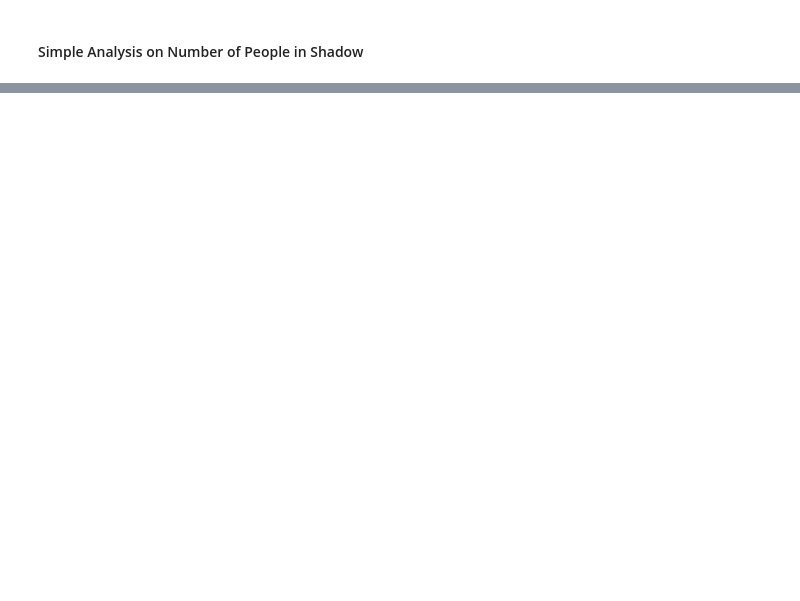
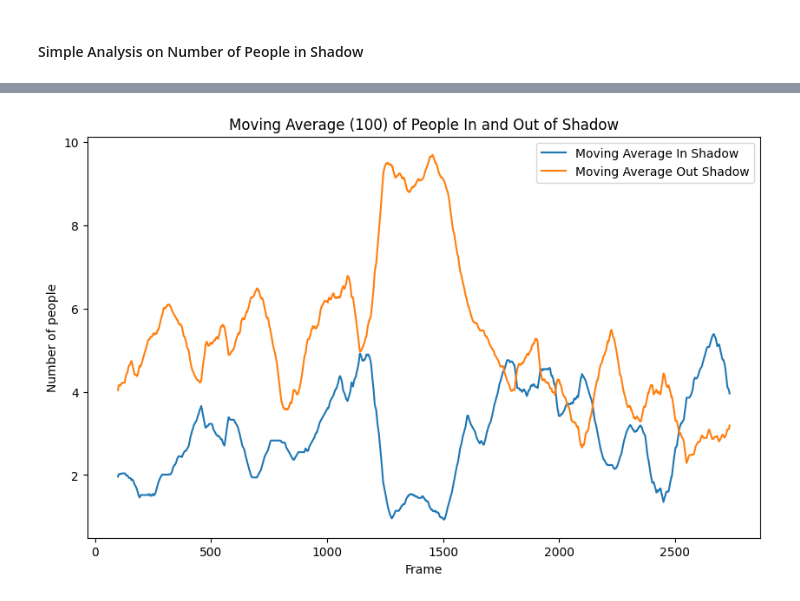
Before and after one commit to wendycao411/Pedestrian_Tracking, a Jupyter notebook: Pedestrian_Tracking.ipynb, the cells around one changed output, grey strips where cells are left out. Cells and saved outputs as stored; diff of their text form; code cells hidden in the pictures; blank space fills up the shorter version.

```diff
--- a/Pedestrian_Tracking.ipynb
+++ b/Pedestrian_Tracking.ipynb
@@ -290,14 +333,18 @@ plt.show()
 # %%
 # Calculate the moving average for 'out_shadow'
 #edit window
-df['ma_out_shadow'] = df['out_shadow'].rolling(window=10).mean()
+df['ma_out_shadow'] = df['out_shadow'].rolling(window=100).mean()
+
+df['ma_in_shadow'] = df['in_shadow'].rolling(window=100).mean()
 
 # Plot the moving averages
 plt.figure(figsize=(10, 6))
-plt.plot(df['Frame'], df['ma'], label='Moving Average In Shadow')
+plt.plot(df['Frame'], df['ma_in_shadow'], label='Moving Average In Shadow')
 plt.plot(df['Frame'], df['ma_out_shadow'], label='Moving Average Out Shadow')
 plt.legend()
 plt.xlabel('Frame')
 plt.ylabel('Number of people')
-plt.title('Moving Average (10) of People In and Out of Shadow')
+plt.title('Moving Average (100) of People In and Out of Shadow')
 plt.show()
+# %% [output]
+[figure, added]
```
Also changed, not shown: parts of 11 cells of this notebook.
